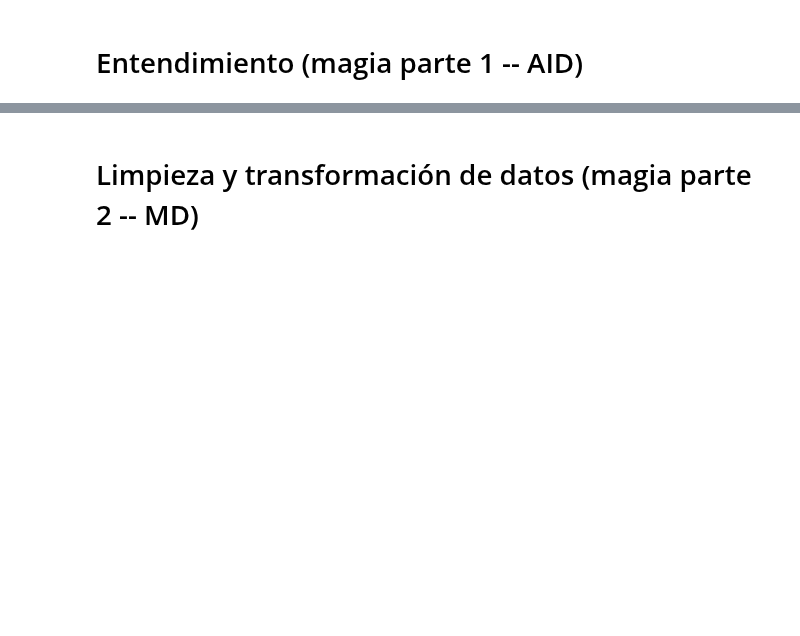
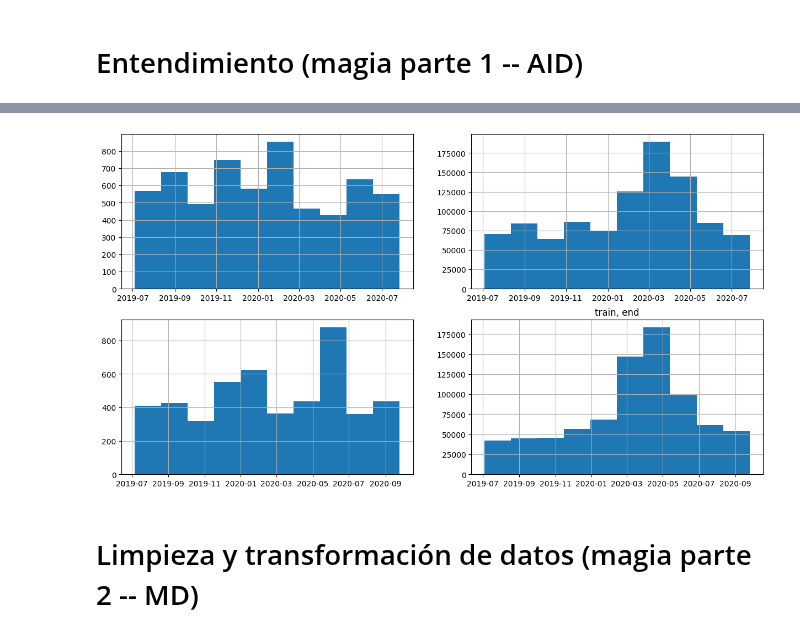
Before and after one commit to josesg998/competencia_properati, a Jupyter notebook: TP_Individual.ipynb, the cells around one changed output, grey strips where cells are left out. Cells and saved outputs as stored; diff of their text form; code cells hidden in the pictures; blank space fills up the shorter version.

```diff
--- a/TP_Individual.ipynb
+++ b/TP_Individual.ipynb
@@ -25,3 +41,33 @@ df_train = pd.read_feather('bases/properati_entrenamiento.ftr').set_index('id')
+# %%
+prueba = df_test.copy()
+
+prueba.start_date = pd.to_datetime(prueba.start_date)
+
+prueba.loc[prueba.end_date=='9999-12-31','end_date'] = np.nan
+
+prueba.end_date = pd.to_datetime(prueba.end_date)
+prueba.created_on = pd.to_datetime(prueba.created_on)
+# %%
+train = df_train.copy()
+
+train.start_date = pd.to_datetime(train.start_date)
+
+train.loc[train.end_date=='9999-12-31','end_date'] = np.nan
+
+train.end_date = pd.to_datetime(train.end_date)
+train.created_on = pd.to_datetime(train.created_on)
+# %%
+fig, ax = plt.subplots(ncols=2,nrows=2,figsize=(15,8))
+prueba.start_date.hist(ax=ax[0,0])
+ax[0,0] = plt.title('test, start')
+prueba.end_date.hist(ax=ax[1,0])
+ax[1,0] = plt.title('test, end')
+train.start_date.hist(ax=ax[0,1])
+ax[0,1] = plt.title('train, start')
+train.end_date.hist(ax=ax[1,1])
+ax[1,1] = plt.title('train, end')
+# %% [output]
+[figure, added]
 # %% [markdown]
 # Limpieza y transformación de datos (magia parte 2 -- MD)
 # %%
```
Also changed, not shown: parts of 7 cells of this notebook, 2 other files.
